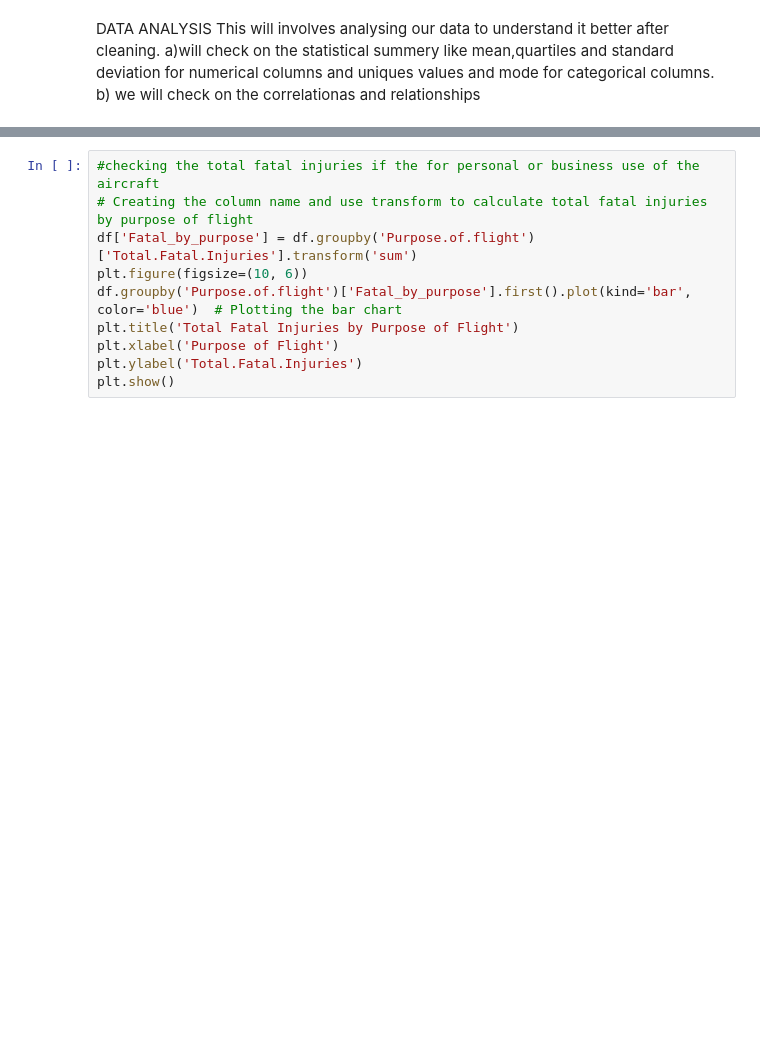
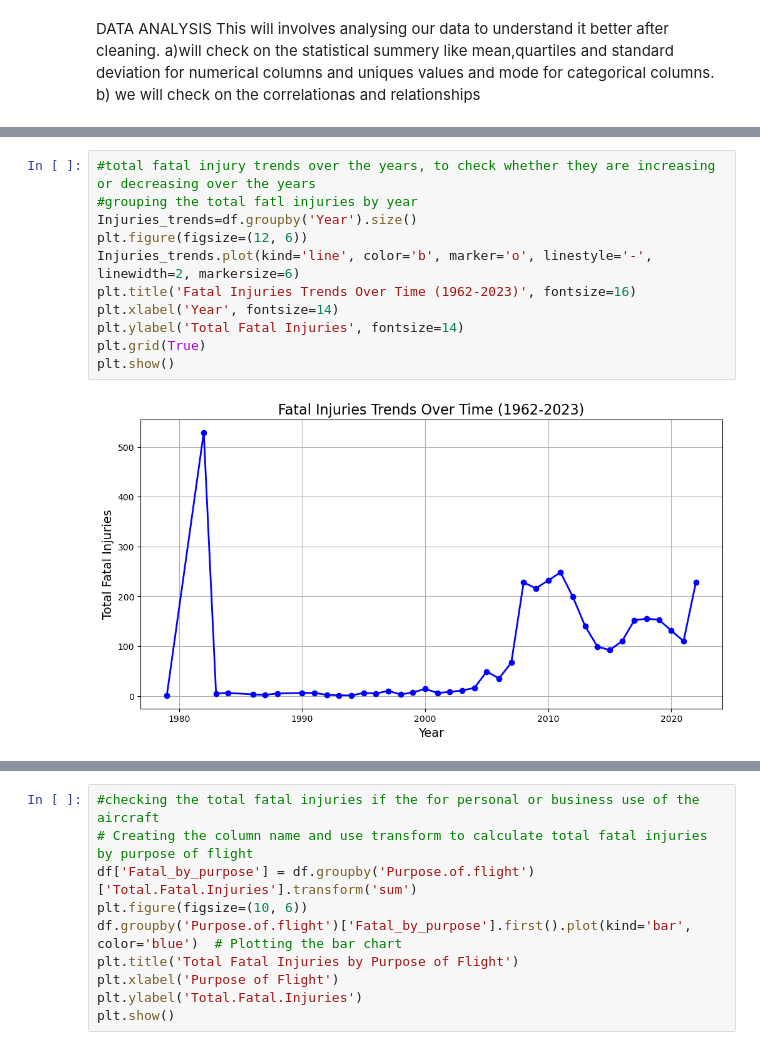
Before and after one commit to CharityPM/aviation-risk-analysis, a Jupyter notebook: aviation_risk_analysis.ipynb, the cells around one changed output, grey strips where cells are left out. Drawn from its saved outputs; the diff is of its cells as text; blank space fills up the shorter version.

```diff
--- a/aviation_risk_analysis.ipynb
+++ b/aviation_risk_analysis.ipynb
@@ -292,0 +295,13 @@ df.select_dtypes(include='object').describe()
+# %%
+#total fatal injury trends over the years, to check whether they are increasing or decreasing over the years
+#grouping the total fatl injuries by year
+Injuries_trends=df.groupby('Year').size()
+plt.figure(figsize=(12, 6))
+Injuries_trends.plot(kind='line', color='b', marker='o', linestyle='-', linewidth=2, markersize=6)
+plt.title('Fatal Injuries Trends Over Time (1962-2023)', fontsize=16)
+plt.xlabel('Year', fontsize=14)
+plt.ylabel('Total Fatal Injuries', fontsize=14)
+plt.grid(True)
+plt.show()
+# %% [output]
+[figure, added]
```
Also changed, not shown: parts of 6 cells of this notebook, 2 other files.
